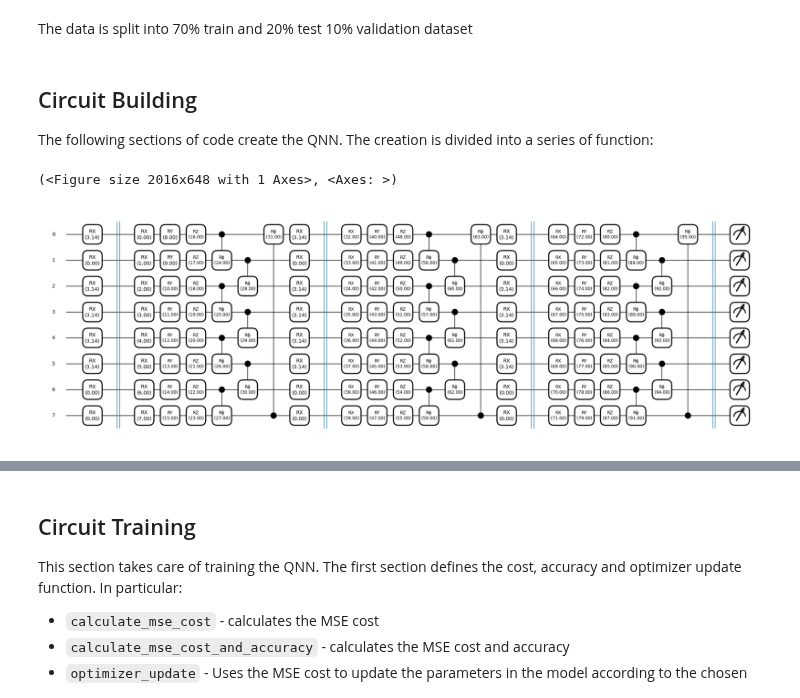
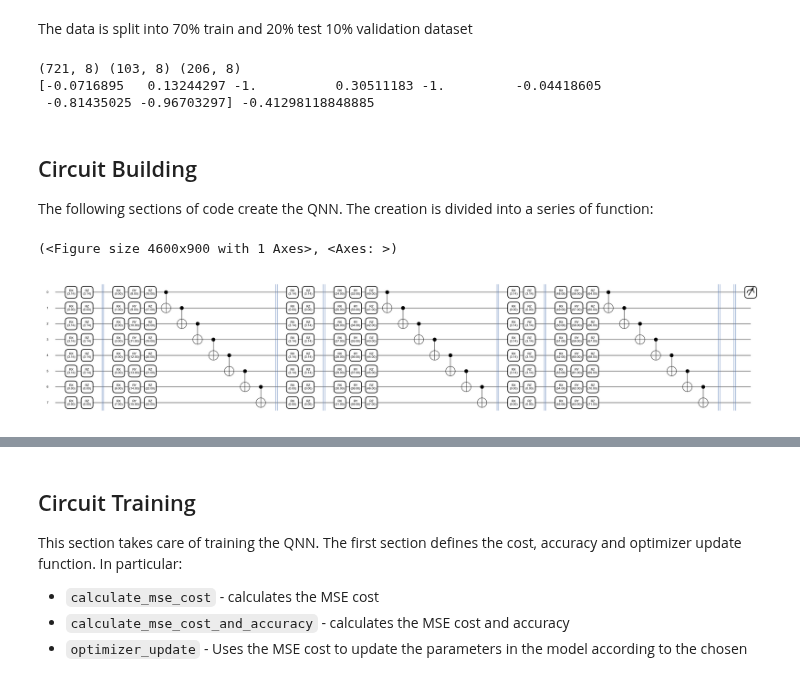
Before and after one commit to fran-scala/QuHack4IA_VQNN-track, a Jupyter notebook: model/VQNN_CCS.ipynb, the cells around one changed output, grey strips where cells are left out. Saved outputs shown, nothing was run; the diff lists cells and outputs as text; code cells hidden in the pictures.

```diff
--- a/model/VQNN_CCS.ipynb
+++ b/model/VQNN_CCS.ipynb
@@ -15,6 +12,0 @@ list(gen_batches(100,30))
-# %%
-key = jax.random.PRNGKey(12345)
-idxs = jax.random.choice(key, jnp.array(list(range(100))), shape=(100,), replace=False)
-print(idxs)
-for i in gen_batches(100,30):
-    print(idxs[i])
@@ -34,2 +13,4 @@ for i in gen_batches(100,30):
 # %% [markdown]
 ## Dataset Loading
+# %%
+df_with_outliers = pd.read_csv('../dataset/dataset_with_outliers.csv')
@@ -57,3 +21,23 @@ for x,y in zip(x_train[:5, :], y_train[:5]):
+# %%
+X = df_with_outliers.drop(columns=["concrete_compressive_strength"]).values
+y = df_with_outliers["concrete_compressive_strength"].values
+seed = 1234
+np.random.seed(seed)
+X_train, X_valid, y_train, y_valid = train_test_split(X, y, shuffle=True, random_state=seed, test_size=0.3)
+X_test, X_valid, y_test, y_valid = train_test_split(X_valid, y_valid, shuffle=True, random_state=seed, test_size=1/3)
+X_train = jnp.array(X_train)
+X_valid = jnp.array(X_valid)
+X_test = jnp.array(X_test)
+
+print(X_train.shape, X_valid.shape, X_test.shape)
+
+
+for x,y in zip(X_train[:1, :], y_train[:1]):
+    print(x,y)
+# %% [output]
+(721, 8) (103, 8) (206, 8)
+[-0.0716895   0.13244297 -1.          0.30511183 -1.         -0.04418605
+ -0.81435025 -0.96703297] -0.41298118848885
 # %% [markdown]
 ## Circuit Building
 
@@ -130,7 +106,7 @@ def output(wires):
 device = qml.device("default.qubit.jax", wires=n_qubits)
 
 @qml.qnode(device,interface='jax')
-def circuit(x, thetas):
+def circuit_linear(x, thetas):
     '''
     x - input features
     thetas - Parameters of thn QNN
@@ -139,18 +115,38 @@ def circuit(x, thetas):
     '''
     j = 0
     for lay in range(layers):
-        encode_data(x,)
+        encode_data_linear(x,)
         qml.Barrier(wires=range(n_qubits),only_visual=True)
         basic_ansatz(thetas[j:j+(params_per_sublayer)*sublayers],)
         j += (params_per_sublayer)*sublayers
+        qml.Barrier(wires=range(n_qubits),only_visual=True)
     qml.Barrier(wires=range(n_qubits),only_visual=True)
 
-    return output(wires=range(n_qubits))
+    return qml.expval(qml.PauliZ(0))
+
+@qml.qnode(device,interface='jax')
+def circuit_nonlinear(x, thetas):
+    '''
+    x - input features
+    thetas - Parameters of thn QNN
+
+    Creates the entire circuit. A layer is composed of data encoding layer followed by a number of ansatz layers. A sublayer is formed by a repitition of the ansatz.
+    '''
+    j = 0
+    for lay in range(layers):
+        encode_data_linear(x,)
+        qml.Barrier(wires=range(n_qubits),only_visual=True)
+        basic_ansatz(thetas[j:j+(params_per_sublayer)*sublayers],)
+        j += (params_per_sublayer)*sublayers
+        qml.Barrier(wires=range(n_qubits),only_visual=True)
+    qml.Barrier(wires=range(n_qubits),only_visual=True)
+
+    return qml.expval(qml.PauliZ(0))
 # %%
 layers = 3
 sublayers = 1
-params_per_sublayer = 4*n_qubits
-qml.draw_mpl(circuit, decimals=2,)([1,0,1,1,1,1,0,0],np.arange(params_per_sublayer*layers*sublayers))
+params_per_sublayer = 3*n_qubits
+qml.draw_mpl(circuit_linear, decimals=2,)([1,0,1,1,1,1,0,0],np.arange(params_per_sublayer*layers*sublayers))
 # %% [output]
-(<Figure size 2016x648 with 1 Axes>, <Axes: >)
+(<Figure size 4600x900 with 1 Axes>, <Axes: >)
-[figure, old version]
+[figure, new version]
```
Also changed, not shown: parts of 15 cells of this notebook.
